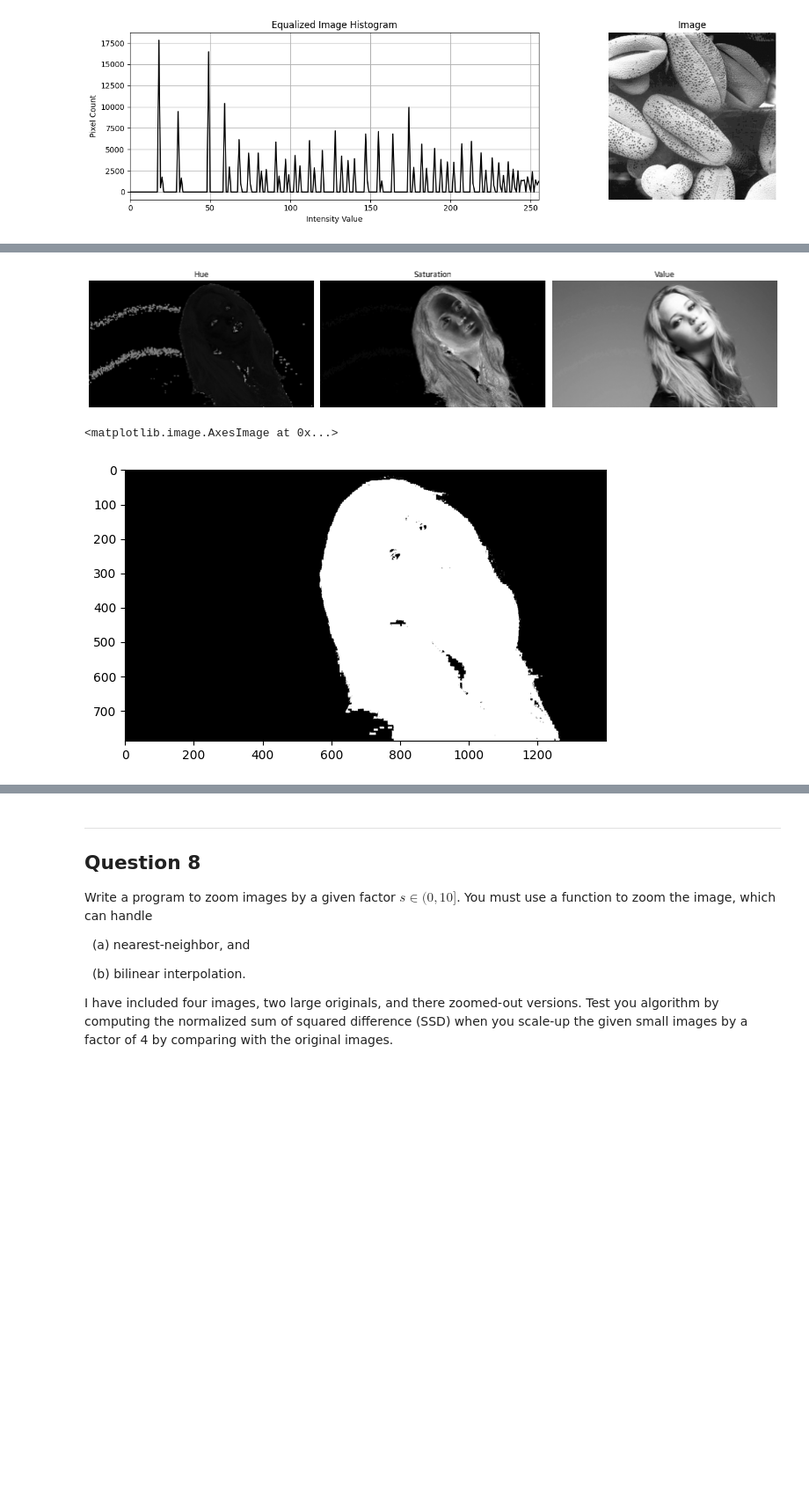
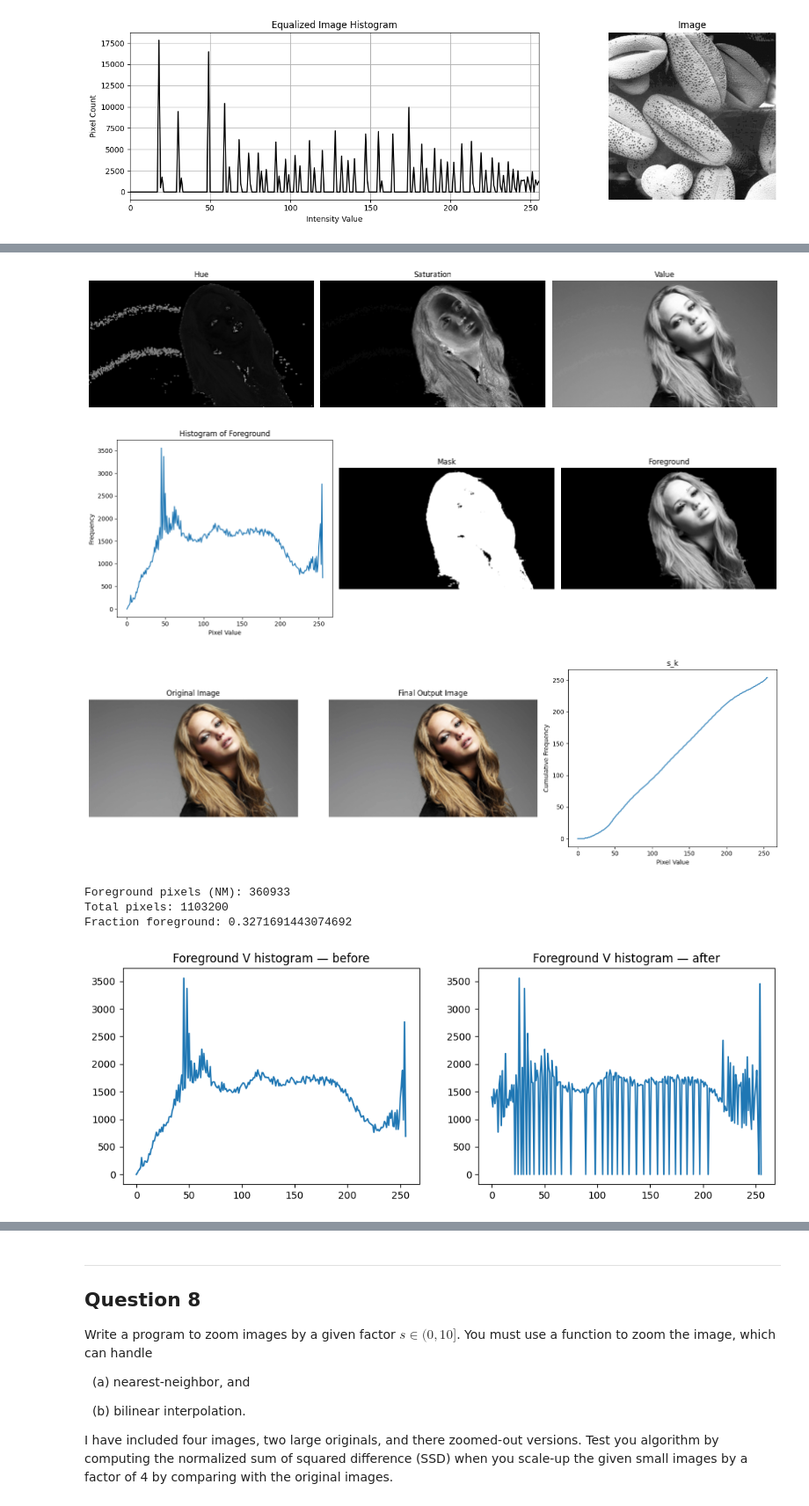
Before and after one commit to SasithIM/EN3160_IP_MV_Files, a Jupyter notebook: Assignment_1.ipynb, the cells around one changed output, grey strips where cells are left out. Shown at 88% size. Saved outputs shown, nothing was run; the diff lists cells and outputs as text; code cells hidden in the pictures; blank space fills up the shorter version.

```diff
--- a/Assignment_1.ipynb
+++ b/Assignment_1.ipynb
@@ -415,22 +415,94 @@ histogram-equalized foreground.
 # %%
 img = cv.imread("figures/fig6.png", cv.IMREAD_COLOR)
 assert img is not None
 
 h, s, v = cv.split(cv.cvtColor(img, cv.COLOR_BGR2HSV))
 fig, ax = plt.subplots(1, 3, figsize=(16, 5))
 for a, plane, name in zip(ax, [h, s, v], ['Hue', 'Saturation', 'Value']):
     a.imshow(plane, cmap='gray', vmin=0, vmax=255)
     a.set_title(name)
     a.axis('off')
 plt.tight_layout(); plt.show()
 
 #sat channel is the choice for masking
 ret, mask = cv.threshold(s, 13, 255, cv.THRESH_BINARY)
-plt.imshow(mask, cmap='gray')
+foreground = cv.bitwise_and(v, v, mask=mask)
+hist = cv.calcHist([foreground], [0], mask, [256], [0, 256]).flatten()
+
+def img_draw3(mask, foreground, hist):
+    fig, ax = plt.subplots(1, 3, figsize=(16, 5))
+    ax[0].plot(hist)
+    ax[0].set_title('Histogram of Foreground')
+    ax[0].set_xlabel('Pixel Value')
+    ax[0].set_ylabel('Frequency')
+    ax[1].imshow(mask, cmap='gray', vmin=0, vmax=255)
+    ax[1].set_title('Mask')
+    ax[1].axis('off')
+    ax[2].imshow(cv.cvtColor(foreground, cv.COLOR_BGR2RGB))
+    ax[2].set_title('Foreground')
+    ax[2].axis('off')
+    plt.tight_layout(); plt.show()
+
+img_draw3(mask, foreground, hist)
+
+cdf = np.cumsum(hist)
+cdf_normalized = cdf * 255/ cdf.max()
+
+NM = np.count_nonzero(mask)
+s_k = np.round((255 * cdf / NM).astype(np.uint8))
+out_foreground = cv.LUT(foreground, s_k)
+out_foreground = cv.bitwise_and(out_foreground, out_foreground, mask=mask)
+inv_mask = cv.bitwise_not(mask)
+background = cv.bitwise_and(v, v, mask=inv_mask)
+
+out_v = cv.add(out_foreground, background)
+out = cv.merge([h, s, out_v])
+
+hist_out = cv.calcHist(
+    [out_foreground],
+    [0],
+    mask,
+    [256],
+    [0, 256]
+).flatten()
+
+img_draw3(
+    mask,
+    cv.cvtColor(out_foreground, cv.COLOR_GRAY2BGR),
+    hist_out
+)
+
+fig, ax = plt.subplots(1, 2, figsize=(12, 5))
+
+ax[0].imshow(cv.cvtColor(img, cv.COLOR_BGR2RGB))
+ax[0].set_title("Original Image")
+ax[0].axis("off")
+
+ax[1].imshow(cv.cvtColor(out, cv.COLOR_HSV2RGB))
+ax[1].set_title("Histogram-Equalized Foreground")
+ax[1].axis("off")
+
+plt.tight_layout()
+plt.show()
+
+print("Foreground pixels (NM):", np.count_nonzero(mask))
+print("Total pixels:", mask.size)
+print("Fraction foreground:", np.count_nonzero(mask) / mask.size)
+hist_before = cv.calcHist([foreground], [0], mask, [256], [0,256]).flatten()
+hist_after  = cv.calcHist([out_foreground], [0], mask, [256], [0,256]).flatten()
+
+fig, ax = plt.subplots(1,2, figsize=(12,4))
+ax[0].plot(hist_before); ax[0].set_title('Foreground V histogram — before')
+ax[1].plot(hist_after);  ax[1].set_title('Foreground V histogram — after')
+plt.show()
 # %% [output]
 [figure]
+[figure, new version]
+[figure, added]
-<matplotlib.image.AxesImage at 0x...>
+Foreground pixels (NM): 360933
+Total pixels: 1103200
+Fraction foreground: 0.3271691443074692
-[figure, old version]
+[figure, added]
 # %% [markdown]
 ---
 ## Question 7
```
